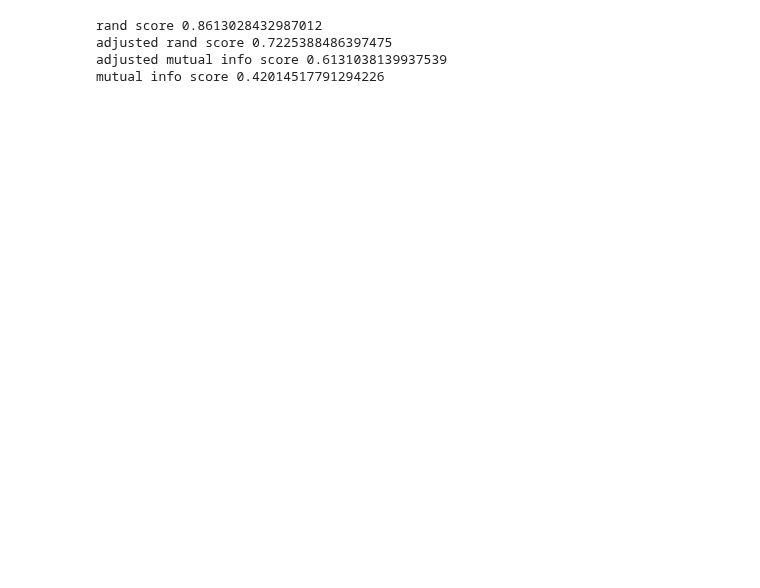
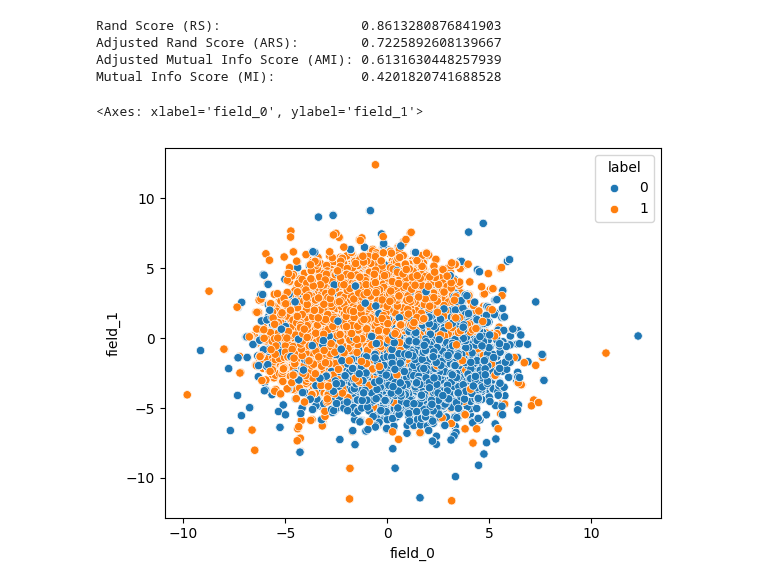
Before and after one commit to faunebl/thesis, a Jupyter notebook: importing_new_db.ipynb, the cells around one changed output. Cells and saved outputs as stored; diff of their text form; code cells hidden in the pictures; blank space fills up the shorter version.

```diff
--- a/importing_new_db.ipynb
+++ b/importing_new_db.ipynb
@@ -17,20 +17,26 @@ reducer = umap.UMAP()
 # %%
 frame = pl.read_parquet(r"C:\Users\faune\Desktop\thesis\stanford_sentiment.parquet")
 # %%
-kmeans = KMeans(n_clusters=2)
-frame = frame.with_columns(
+kmeans = KMeans(n_clusters=2, random_state=2)
+frame = frame.drop('clusters').with_columns(
     pl.Series(
         name= 'clusters',
         values= kmeans.fit_predict(frame.select('embeddings').to_series().to_list())
     )
 )
 # %%
-print( 'rand score', rand_score(labels_true=frame.select('label').to_series().to_list(), labels_pred=frame.select('clusters').to_series().to_list()))
-print( 'adjusted rand score', adjusted_rand_score(labels_true=frame.select('label').to_series().to_list(), labels_pred=frame.select('clusters').to_series().to_list()))
-print('adjusted mutual info score', adjusted_mutual_info_score(labels_true=frame.select('label').to_series().to_list(), labels_pred=frame.select('clusters').to_series().to_list()))
-print('mutual info score', mutual_info_score(labels_true=frame.select('label').to_series().to_list(), labels_pred=frame.select('clusters').to_series().to_list()))
+print('Rand Score (RS):                 ', rand_score(labels_true=frame.select('label').to_series().to_list(), labels_pred=frame.select('clusters').to_series().to_list()))
+print('Adjusted Rand Score (ARS):       ', adjusted_rand_score(labels_true=frame.select('label').to_series().to_list(), labels_pred=frame.select('clusters').to_series().to_list()))
+print('Adjusted Mutual Info Score (AMI):', adjusted_mutual_info_score(labels_true=frame.select('label').to_series().to_list(), labels_pred=frame.select('clusters').to_series().to_list()))
+print('Mutual Info Score (MI):          ', mutual_info_score(labels_true=frame.select('label').to_series().to_list(), labels_pred=frame.select('clusters').to_series().to_list()))
 # %% [output]
-rand score 0.8613028432987012
-adjusted rand score 0.7225388486397475
-adjusted mutual info score 0.6131038139937539
-mutual info score 0.42014517791294226
+Rand Score (RS):                  0.8613280876841903
+Adjusted Rand Score (ARS):        0.7225892608139667
+Adjusted Mutual Info Score (AMI): 0.6131630448257939
+Mutual Info Score (MI):           0.4201820741688528
+# %%
+reducer = umap.UMAP()
+# %%
+reduced = reducer.fit_transform(frame.select('embeddings').to_series().to_list())
+# %%
+frame = frame.with_columns(pl.Series(name = 'reduced', values = reduced))
@@ -36,0 +45,7 @@ mutual info score 0.42014517791294226
+# %%
+import seaborn as sns
+
+sns.scatterplot(data = frame.to_pandas(), x = 'field_0', y = 'field_1', hue = 'label')
+# %% [output]
+<Axes: xlabel='field_0', ylabel='field_1'>
+[figure, added]
```
Also changed, not shown: parts of 1 cell of this notebook, 1 other file.
